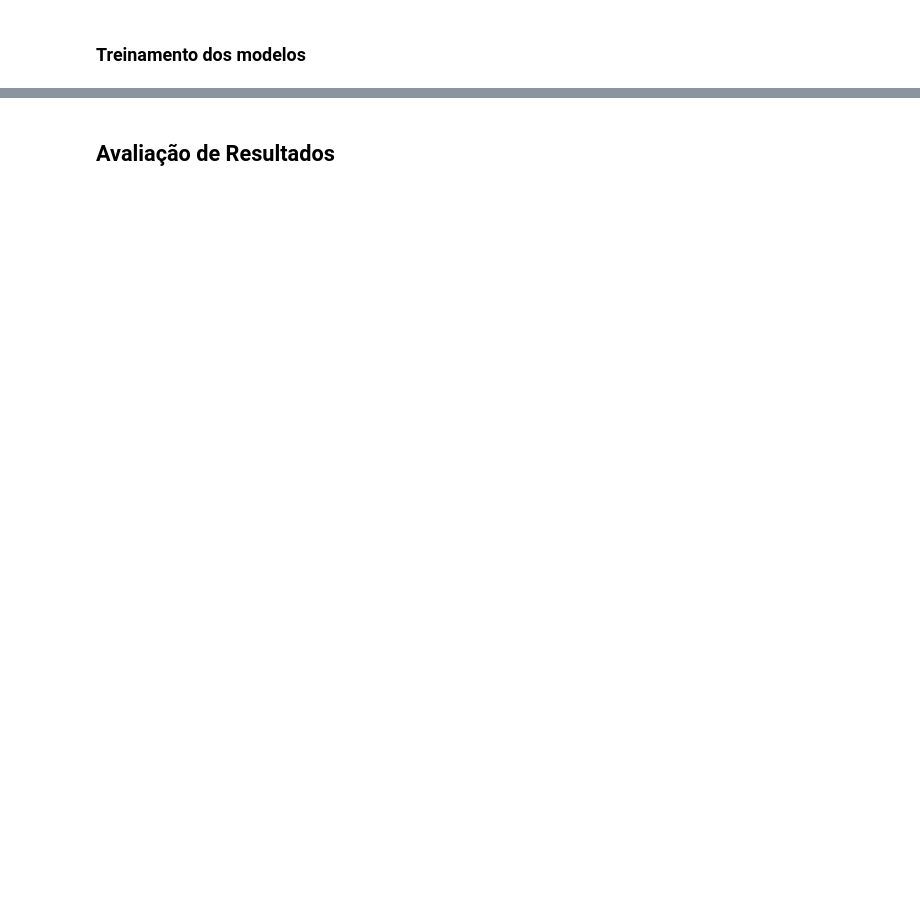
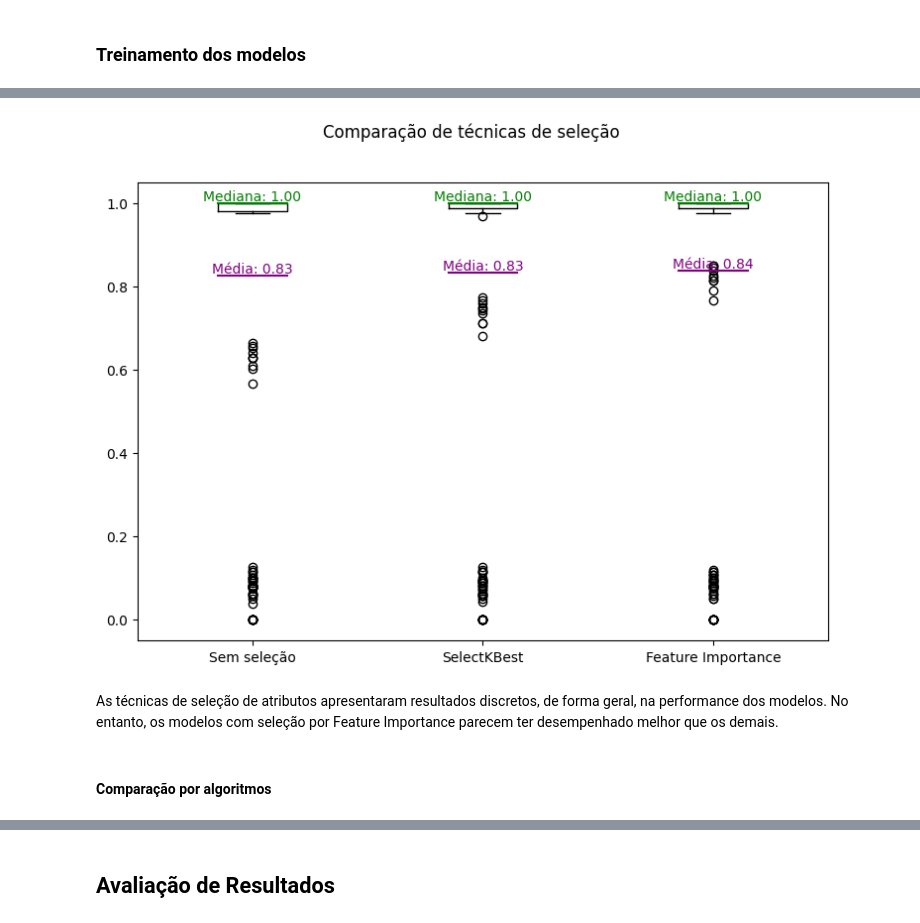
Before and after one commit to lcfdiniz/puc-rio, a Jupyter notebook: bank-customer-churn/bank_customer_churn.ipynb, the cells around one changed output, grey strips where cells are left out. Drawn from its saved outputs; the diff is of its cells as text; code cells hidden in the pictures; blank space fills up the shorter version.

```diff
--- a/bank-customer-churn/bank_customer_churn.ipynb
+++ b/bank-customer-churn/bank_customer_churn.ipynb
@@ -637,0 +684,25 @@ gb-mms-fi: 0.999 (0.002)
+# %%
+# Filtrando os resultados sem seleção de atributos
+mask = [name for name in names if "kbest" not in name and "fi" not in name]
+idx = [names.index(name) for name in mask]
+no_selection_results = np.concatenate([results[i] for i in idx])
+
+# Filtrando os resultados com SelectKBest
+mask = [name for name in names if "kbest" in name]
+idx = [names.index(name) for name in mask]
+kbest_results = np.concatenate([results[i] for i in idx])
+
+# Filtrando os resultados com Feature Importance
+mask = [name for name in names if "fi" in name]
+idx = [names.index(name) for name in mask]
+fi_results = np.concatenate([results[i] for i in idx])
+# %%
+labels = ["Sem seleção", "SelectKBest", "Feature Importance"]
+values = [no_selection_results, kbest_results, fi_results]
+plot_comparison(labels, values, "técnicas de seleção")
+# %% [output]
+[figure, added]
+# %% [markdown]
+As técnicas de seleção de atributos apresentaram resultados discretos, de forma geral, na performance dos modelos. No entanto, os modelos com seleção por Feature Importance parecem ter desempenhado melhor que os demais.
+# %% [markdown]
+#### Comparação por algoritmos
```
Also changed, not shown: parts of 15 cells of this notebook.
